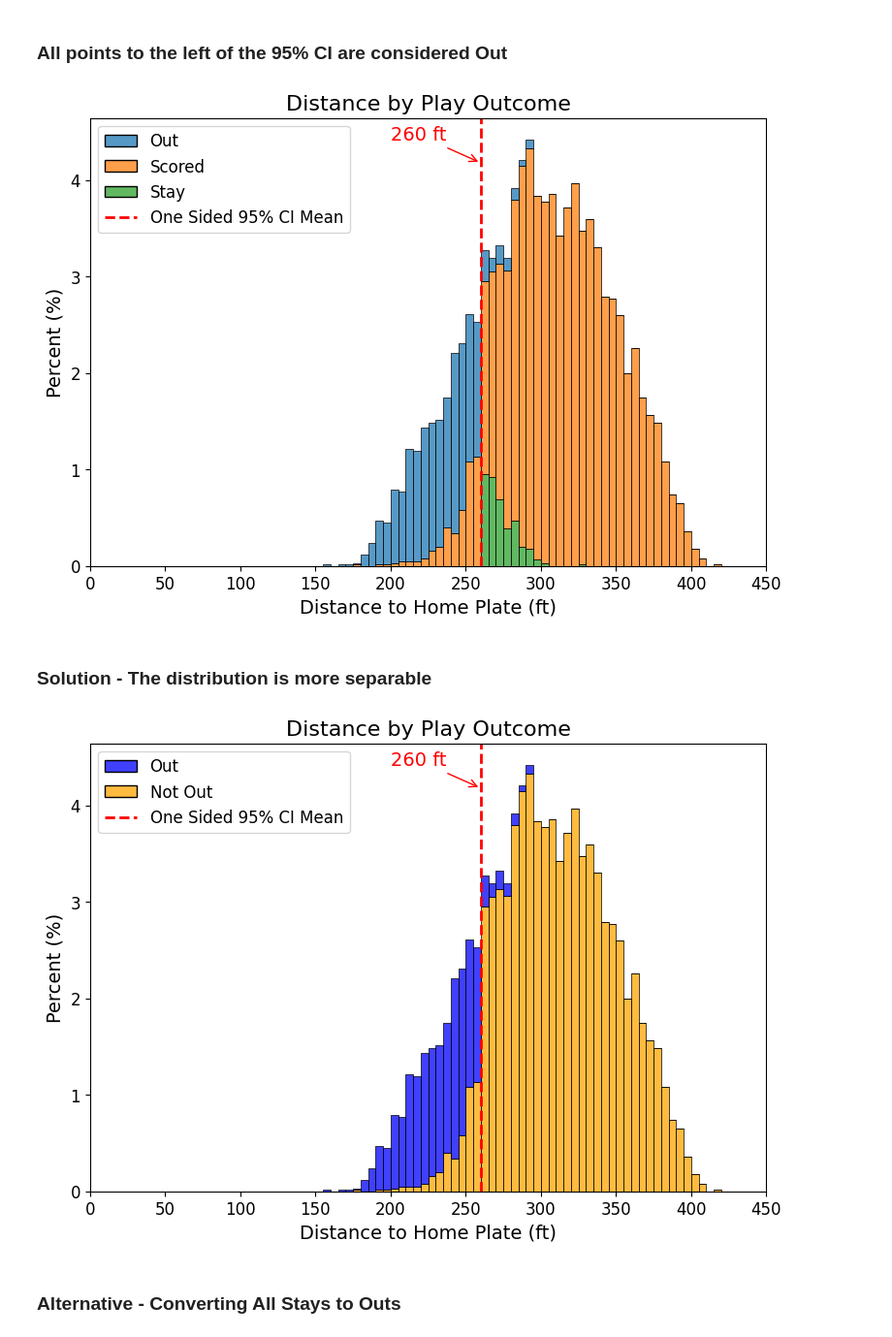
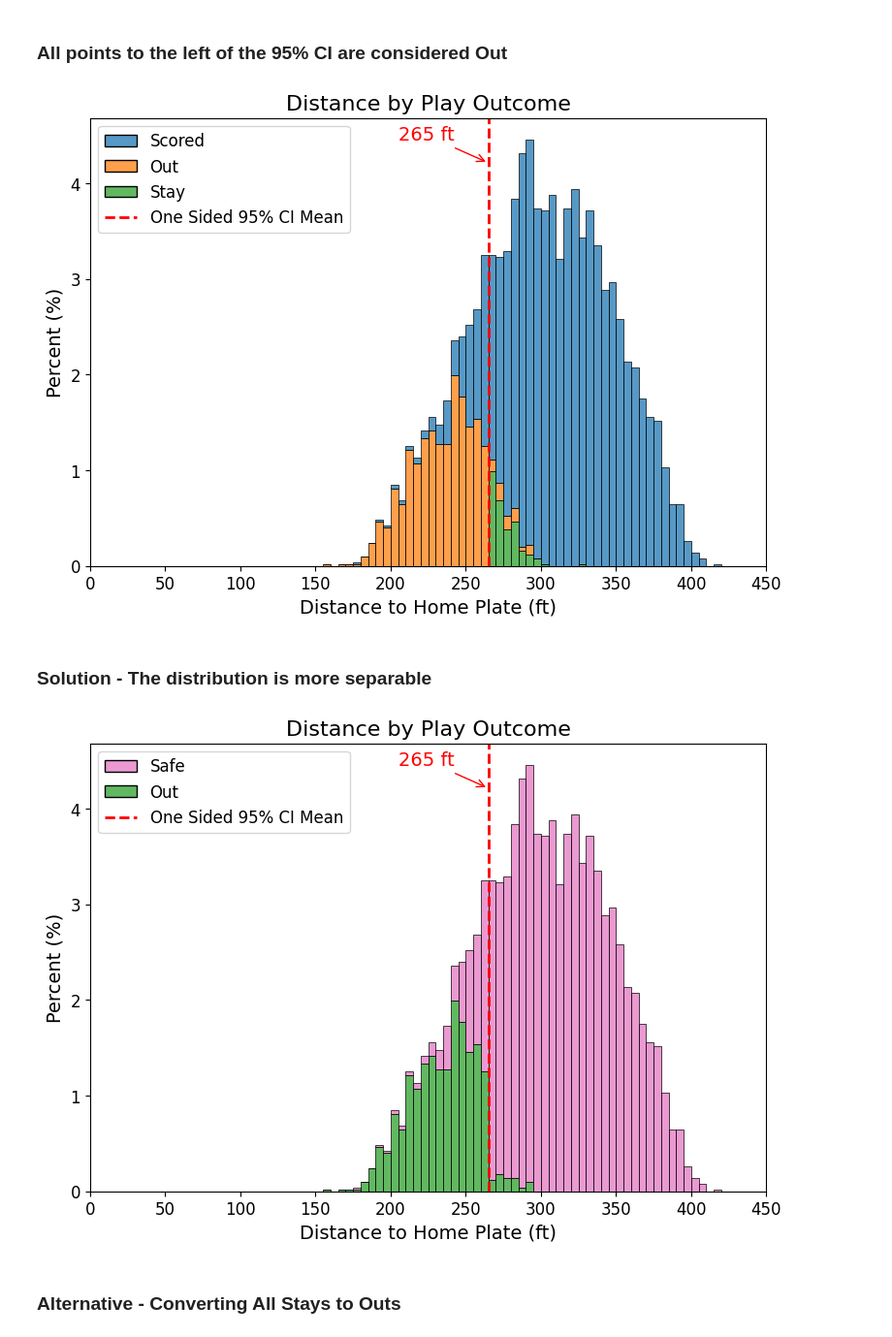
Before and after one commit to Dodgers-Capstone/Sacrifice-Fly-Modeling, a Jupyter notebook: notebooks/1_master.ipynb, the cells around one changed output. Shown at 97% size. Cells and saved outputs as stored; diff of their text form; code cells hidden in the pictures.

```diff
--- a/notebooks/1_master.ipynb
+++ b/notebooks/1_master.ipynb
@@ -1233,14 +1223,21 @@ combined_pd = combined_lf.collect().to_pandas()
 # %% [markdown]
 ### Baseline Histogram of Catch Distance to Home by Play Outcome
 # %%
+colors = sns.color_palette()
+blue = colors[0]
+yellow = colors[1]
+green = colors[2]
+pink = colors[6]
+
 # Create stacked histogram
 plt.figure(figsize=(9, 6))
-ax = sns.histplot(data=combined_pd,
+ax = sns.histplot(data=on_base_outcomes_pd,
                  x="distance_catch_to_home",
                  hue="outcome",
                  stat="percent",
                  binrange=(0, 450),
                  binwidth=5,
+                 palette=[blue,green,yellow],
                  multiple="stack")
 
 # Save the legend for later
@@ -1429,17 +1482,19 @@ plt.show()
 # %% [markdown]
 ### All points to the left of the 95% CI are considered Out
 # %%
-combined_censored_lf = combined_lf.with_columns(
-    pl.when((pl.col("outcome") == pl.lit("Stay")) & (pl.col("distance_catch_to_home") <= 260))
+logit_set_lf = pl.LazyFrame(logit_set_pd)
+
+censored_lf = logit_set_lf.with_columns(
+    pl.when((pl.col("outcome") == pl.lit("Stay")) & (pl.col("distance_catch_to_home") <= 265))
     .then(pl.lit("Out"))
     .otherwise(pl.col("outcome"))
     .alias("outcome")
 )
-combined_censored_pd = combined_censored_lf.collect().to_pandas()
+censored_pd = censored_lf.collect().to_pandas()
 # %%
 # Create stacked histogram
 plt.figure(figsize=(9, 6))
-ax = sns.histplot(data=combined_censored_pd,
+ax = sns.histplot(data=censored_pd,
                  x="distance_catch_to_home",
                  hue="outcome",
                  stat="percent",
@@ -1448,10 +1503,10 @@ ax = sns.histplot(data=combined_censored_pd,
                  multiple="stack")
 
 # Add vertical line and plot annotation
-plt.axvline(x=260, color='red', linestyle='--', linewidth=2)
-plt.annotate('260 ft',
-           xy=(260, plt.ylim()[1] * 0.90),
-           xytext=(260 - 60, plt.ylim()[1] * 0.95),
+plt.axvline(x=265, color='red', linestyle='--', linewidth=2)
+plt.annotate('265 ft',
+           xy=(265, plt.ylim()[1] * 0.90),
+           xytext=(265 - 60, plt.ylim()[1] * 0.95),
            arrowprops=dict(arrowstyle='->', color='red'),
            fontsize=14,
            color='red')
@@ -1479,13 +1534,13 @@ plt.xlim(0, 450)
 
 plt.show()
 # %% [output]
-[figure, old version]
+[figure, new version]
 # %% [markdown]
 ### Solution - The distribution is more separable
 # %%
-combined_censored_binary_lf = (combined_lf
+censored_binary_lf = (censored_lf
     .with_columns(
-        pl.when((pl.col("outcome") == pl.lit("Stay")) & (pl.col("distance_catch_to_home") <= 260))
+        pl.when((pl.col("outcome") == pl.lit("Stay")) & (pl.col("distance_catch_to_home") <= 265))
           .then(pl.lit("Out"))
           .otherwise(pl.col("outcome"))
           .alias("outcome"))
@@ -1496,52 +1551,52 @@ combined_censored_binary_lf = (combined_lf
           .alias("outcome"))
 )
 
-combined_censored_binary_pd = combined_censored_binary_lf.collect().to_pandas()
+censored_binary_pd = censored_binary_lf.collect().to_pandas()
 # %%
 # Create stacked histogram
 plt.figure(figsize=(9, 6))
-ax = sns.histplot(data=combined_censored_binary_pd,
+ax = sns.histplot(data=censored_binary_pd,
                  x="distance_catch_to_home",
                  hue="outcome",
                  stat="percent",
                  binrange=(0, 450),
                  binwidth=5,
-                 palette=["blue", "orange"],
+                 palette=[pink, green],
                  multiple="stack")
 
 # Add vertical line and plot annotation
-plt.axvline(x=260, color='red', linestyle='--', linewidth=2)
-plt.annotate('260 ft',
-           xy=(260, plt.ylim()[1] * 0.90),
-           xytext=(260 - 60, plt.ylim()[1] * 0.95),
+plt.axvline(x=265, color='red', linestyle='--', linewidth=2)
+plt.annotate('265 ft',
+           xy=(265, plt.ylim()[1] * 0.90),
+           xytext=(265 - 60, plt.ylim()[1] * 0.95),
            arrowprops=dict(arrowstyle='->', color='red'),
            fontsize=14,
            color='red')
 
 # Save the legend for later
 legend = ax.get_legend()
 handles = legend.legend_handles
 labels = [t.get_text() for t in legend.get_texts()]
 
 # Add the vertical line to the legend
 vline_handle = Line2D([0], [0], color='red', linestyle='--', linewidth=2)
 handles.append(vline_handle)
 labels.append('One Sided 95% CI Mean')
 
 # Create legend with each part
 plt.legend(handles, labels, loc='upper left', fontsize=12, title_fontsize=14)
 
 # Plot Formatting
 plt.title('Distance by Play Outcome', fontsize=16)
 plt.xlabel('Distance to Home Plate (ft)', fontsize=14)
 plt.ylabel('Percent (%)', fontsize=14)
 plt.xticks(fontsize=12)
 plt.yticks(fontsize=12)
 plt.xlim(0, 450)
 
 plt.show()
 # %% [output]
-[figure, old version]
+[figure, new version]
 # %% [markdown]
 ### Alternative - Converting All Stays to Outs
 # %%
```
Also changed, not shown: parts of 25 cells of this notebook, 1 other file.
